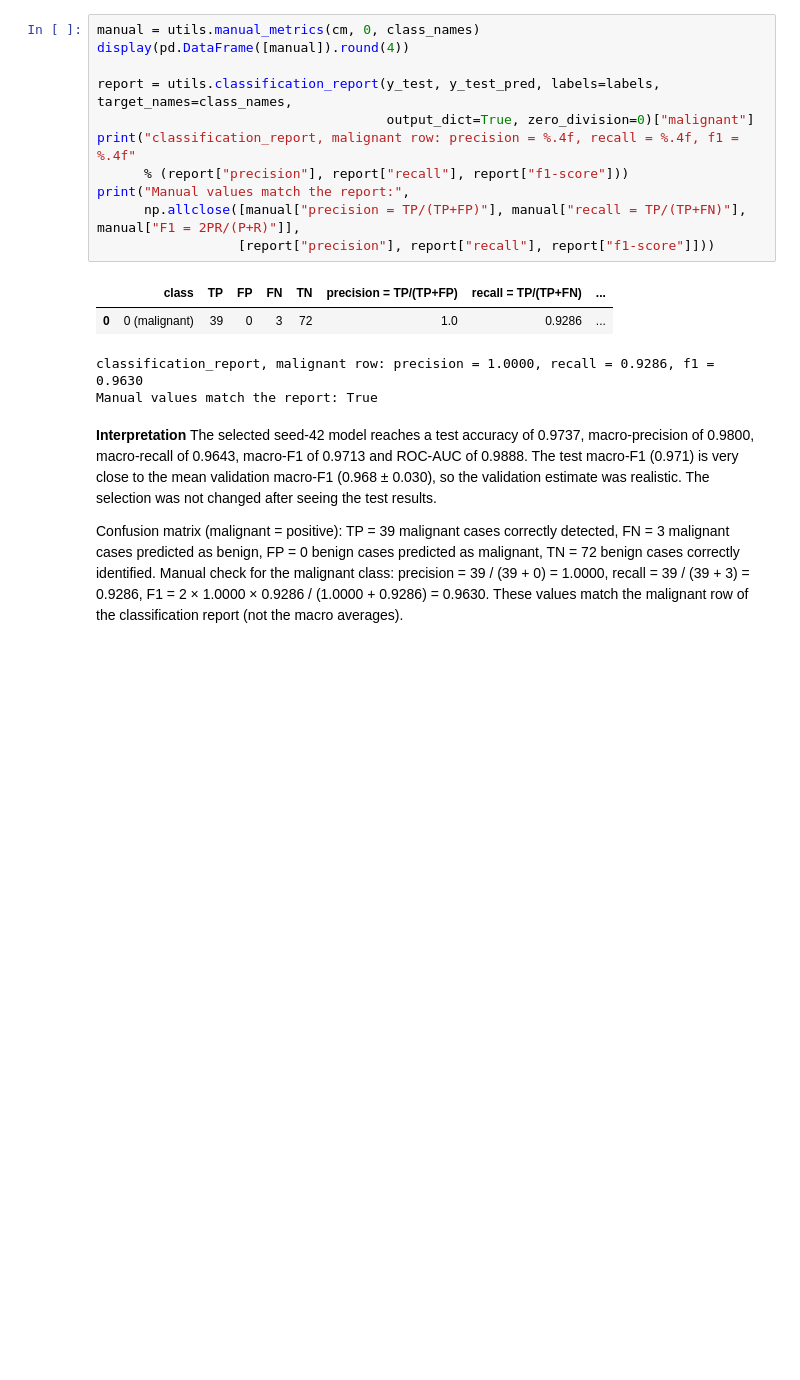
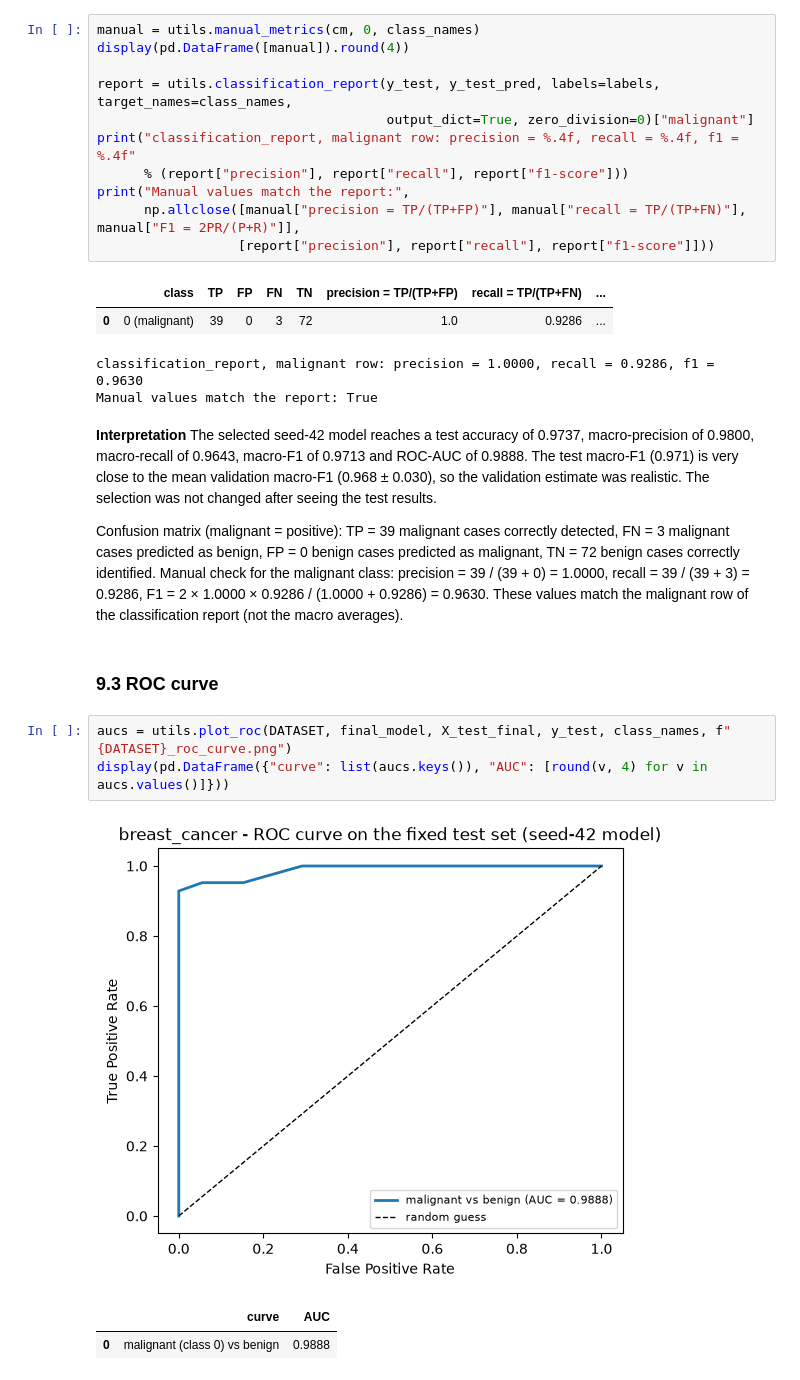
Before and after one commit to selenasurucu/machine-learning-midterm, a Jupyter notebook: breast_cancer.ipynb, the cells around one changed output. Saved outputs shown, nothing was run; the diff lists cells and outputs as text; blank space fills up the shorter version.

Commit message:
Breast cancer:ROC curve and error analysis

```diff
--- a/breast_cancer.ipynb
+++ b/breast_cancer.ipynb
@@ -550,3 +550,12 @@ Manual values match the report: True
 **Interpretation** The selected seed-42 model reaches a test accuracy of 0.9737, macro-precision of 0.9800, macro-recall of 0.9643, macro-F1 of 0.9713 and ROC-AUC of 0.9888. The test macro-F1 (0.971) is very close to the mean validation macro-F1 (0.968 ± 0.030), so the validation estimate was realistic. The selection was not changed after seeing the test results.
 
 Confusion matrix (malignant = positive): TP = 39 malignant cases correctly detected, FN = 3 malignant cases predicted as benign, FP = 0 benign cases predicted as malignant, TN = 72 benign cases correctly identified. Manual check for the malignant class: precision = 39 / (39 + 0) = 1.0000, recall = 39 / (39 + 3) = 0.9286, F1 = 2 × 1.0000 × 0.9286 / (1.0000 + 0.9286) = 0.9630. These values match the malignant row of the classification report (not the macro averages).
+# %% [markdown]
+### 9.3 ROC curve
+# %%
+aucs = utils.plot_roc(DATASET, final_model, X_test_final, y_test, class_names, f"{DATASET}_roc_curve.png")
+display(pd.DataFrame({"curve": list(aucs.keys()), "AUC": [round(v, 4) for v in aucs.values()]}))
+# %% [output]
+[figure, added]
+|  | curve | AUC |
+| 0 | malignant (class 0) vs benign | 0.9888 |
```
Also changed, not shown: parts of 3 cells of this notebook, 2 other files.
